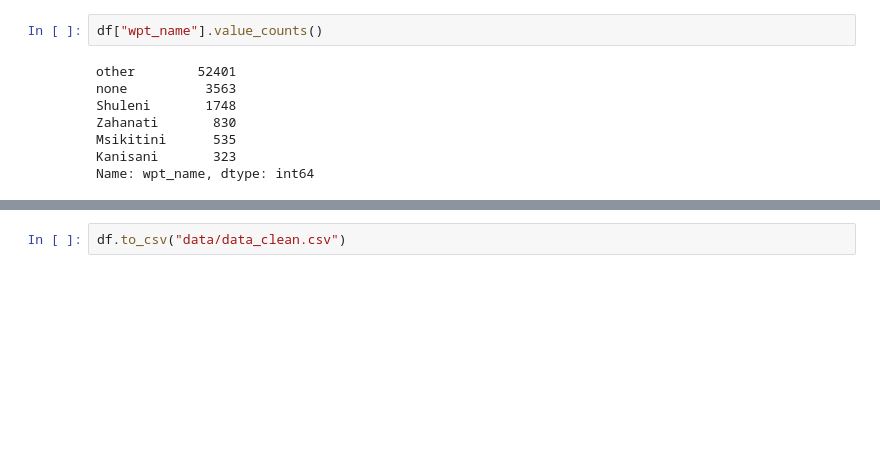
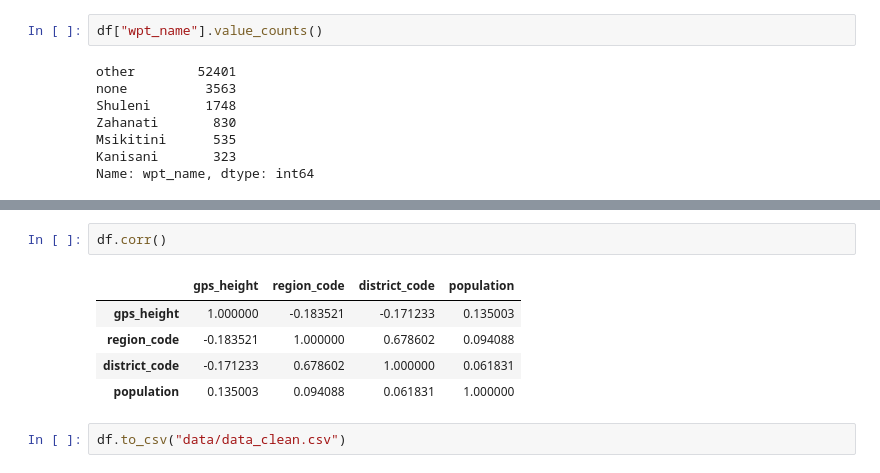
Before and after one commit to OlgertHasko/Tanzanian-Water-Wells, a Jupyter notebook: EDA.ipynb, the cells around one changed output, grey strips where cells are left out. Drawn from its saved outputs; the diff is of its cells as text; blank space fills up the shorter version.

```diff
--- a/EDA.ipynb
+++ b/EDA.ipynb
@@ -522,2 +582,10 @@ Name: wpt_name, dtype: int64
+# %%
+df.corr()
+# %% [output]
+|  | gps_height | region_code | district_code | population |
+| gps_height | 1.000000 | -0.183521 | -0.171233 | 0.135003 |
+| region_code | -0.183521 | 1.000000 | 0.678602 | 0.094088 |
+| district_code | -0.171233 | 0.678602 | 1.000000 | 0.061831 |
+| population | 0.135003 | 0.094088 | 0.061831 | 1.000000 |
 # %%
 df.to_csv("data/data_clean.csv")
```
Also changed, not shown: parts of 13 cells of this notebook, 10 other files.
